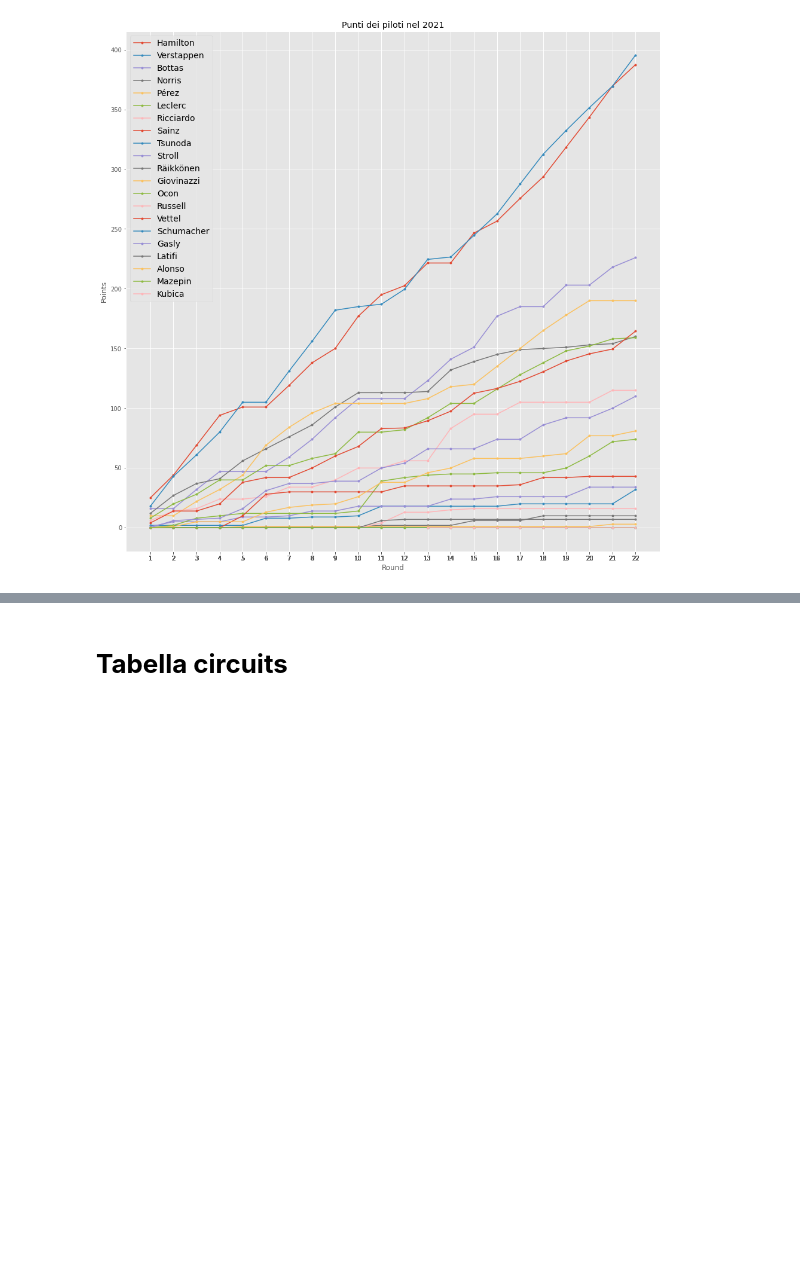
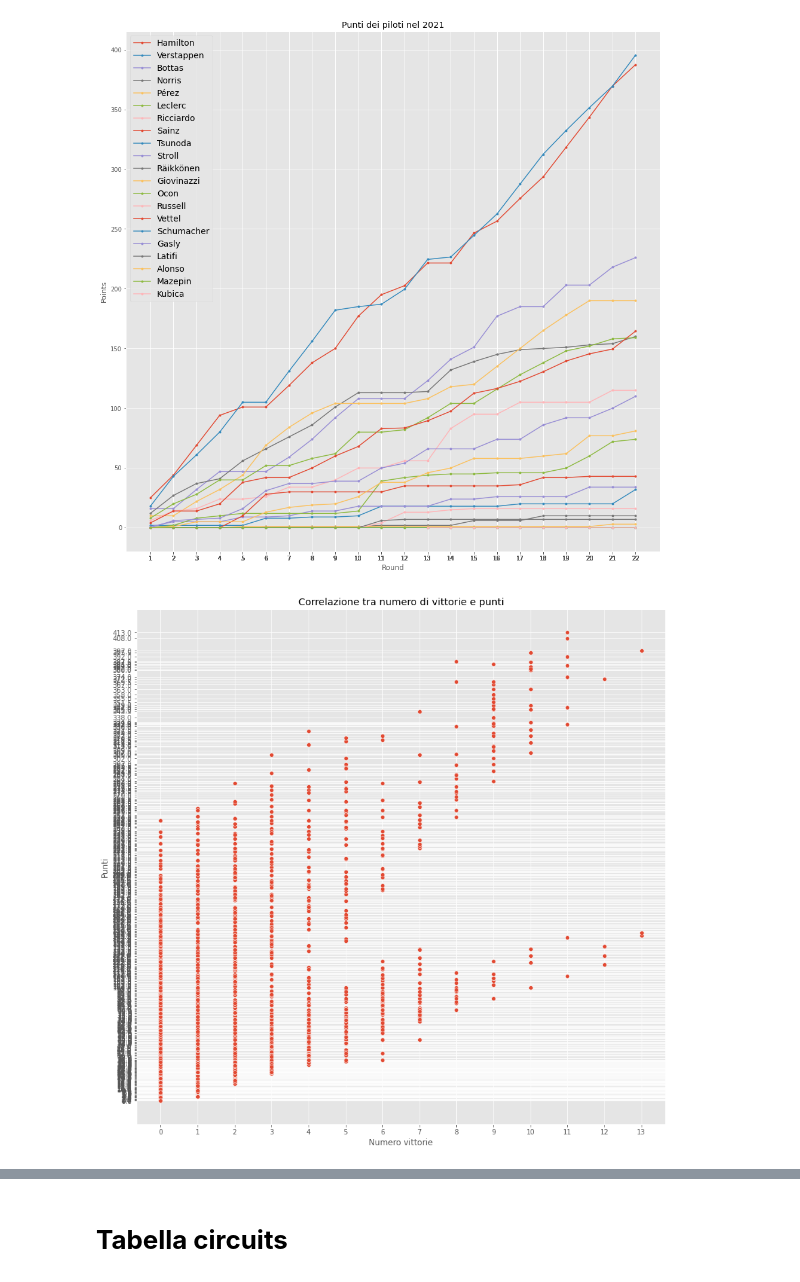
Before and after one commit to giorgio-angelo-esposito/F1WP, a Jupyter notebook: F1WP.ipynb, the cells around one changed output, grey strips where cells are left out. Cells and saved outputs as stored; diff of their text form; code cells hidden in the pictures; blank space fills up the shorter version.

```diff
--- a/F1WP.ipynb
+++ b/F1WP.ipynb
@@ -347,6 +347,21 @@ plt.savefig('Classifica_campionato_piloti_2021',dpi = 300)
 plt.show()
 # %% [output]
 [figure]
+# %%
+plt.figure(figsize=(14,14))
+
+sns.scatterplot(data=driver_standings_copy,x = 'wins', y = 'points')
+
+plt.xticks(driver_standings_copy['wins'].unique())
+plt.yticks(driver_standings_copy['points'].unique())
+
+plt.xlabel('Numero vittorie')
+plt.ylabel('Punti')
+plt.title('Correlazione tra numero di vittorie e punti')
+plt.savefig('points_wins_correlation')
+plt.show()
+# %% [output]
+[figure, added]
 # %%
 #settiamo le dimensioni del grafico
 plt.figure(figsize=(9,9))
```
Also changed, not shown: parts of 9 cells of this notebook.
